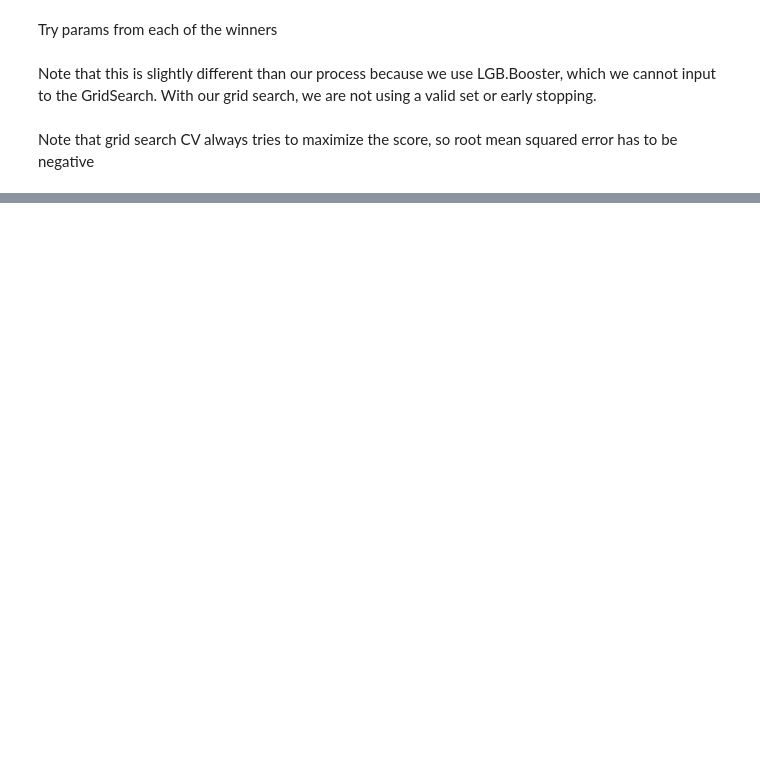
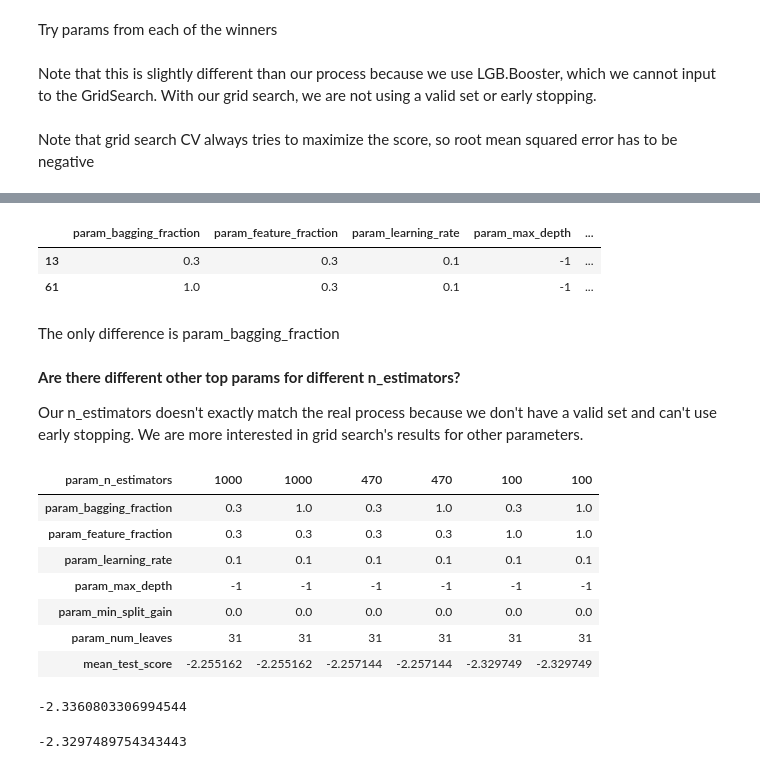
Before and after one commit to drivendataorg/cyfi, a Jupyter notebook: notebooks/0.1-klw-gridsearch.ipynb, the cells around one changed output, grey strips where cells are left out. Cells and saved outputs as stored; diff of their text form; code cells hidden in the pictures; blank space fills up the shorter version.

```diff
--- a/notebooks/0.1-klw-gridsearch.ipynb
+++ b/notebooks/0.1-klw-gridsearch.ipynb
@@ -222,9 +141,0 @@ AttributeError: 'LGBMModel' object has no attribute 'params'
-# %%
-n_est = 1000
-# %%
-for n_est in results.param_n_estimators.unique():
-    best_params = (results[results.param_n_estimators == n_est]
-     .sort_values(by='mean_test_score', ascending=False)
-     .iloc[0]['params']
-    )
-    print(f'Best params for {n_est} estimators: {best_params}')
@@ -270,0 +164,48 @@ results.to_csv('grid_search_results.csv', index=False)
+# %%
+results[results.rank_test_score == 1].filter(regex='param_')
+# %% [output]
+|  | param_bagging_fraction | param_feature_fraction | param_learning_rate | param_max_depth | ... |
+| 13 | 0.3 | 0.3 | 0.1 | -1 | ... |
+| 61 | 1.0 | 0.3 | 0.1 | -1 | ... |
+# %% [markdown]
+The only difference is param_bagging_fraction
+# %% [markdown]
+**Are there different other top params for different n_estimators?**
+
+Our n_estimators doesn't exactly match the real process because we don't have a valid set and can't use early stopping. We are more interested in grid search's results for other parameters.
+# %%
+# Are there different other top params for different n_estimators?
+by_estimator = []
+include_cols = results.filter(regex='param_').columns.tolist() + ['mean_test_score']
+
+for n_est in results.param_n_estimators.unique():
+    sub = results[results.param_n_estimators == n_est]
+    sub = sub[sub.rank_test_score == sub.rank_test_score.min()][include_cols]
+    by_estimator.append(sub)
+
+pd.concat(by_estimator).set_index('param_n_estimators').T
+# %% [output]
+| param_n_estimators | 1000 | 1000 | 470 | 470 | 100 | 100 |
+| param_bagging_fraction | 0.3 | 1.0 | 0.3 | 1.0 | 0.3 | 1.0 |
+| param_feature_fraction | 0.3 | 0.3 | 0.3 | 0.3 | 1.0 | 1.0 |
+| param_learning_rate | 0.1 | 0.1 | 0.1 | 0.1 | 0.1 | 0.1 |
+| param_max_depth | -1 | -1 | -1 | -1 | -1 | -1 |
+| param_min_split_gain | 0.0 | 0.0 | 0.0 | 0.0 | 0.0 | 0.0 |
+| param_num_leaves | 31 | 31 | 31 | 31 | 31 | 31 |
+| mean_test_score | -2.255162 | -2.255162 | -2.257144 | -2.257144 | -2.329749 | -2.329749 |
+# %%
+# how much worse is the 100 estimator model with 0.3 feature fractions?
+# not much
+results[
+    (results.param_n_estimators == 100) & (results.param_feature_fraction == 0.3)
+].mean_test_score.max()
+# %% [output]
+-2.3360803306994544
+# %%
+# how much worse is the 470 estimator model with 0.3 feature fractions?
+# noticeably worse
+results[
+    (results.param_n_estimators == 100) & (results.param_feature_fraction == 1.0)
+].mean_test_score.max()
+# %% [output]
+-2.3297489754343443
```
Also changed, not shown: parts of 21 cells of this notebook, 1 other file.
